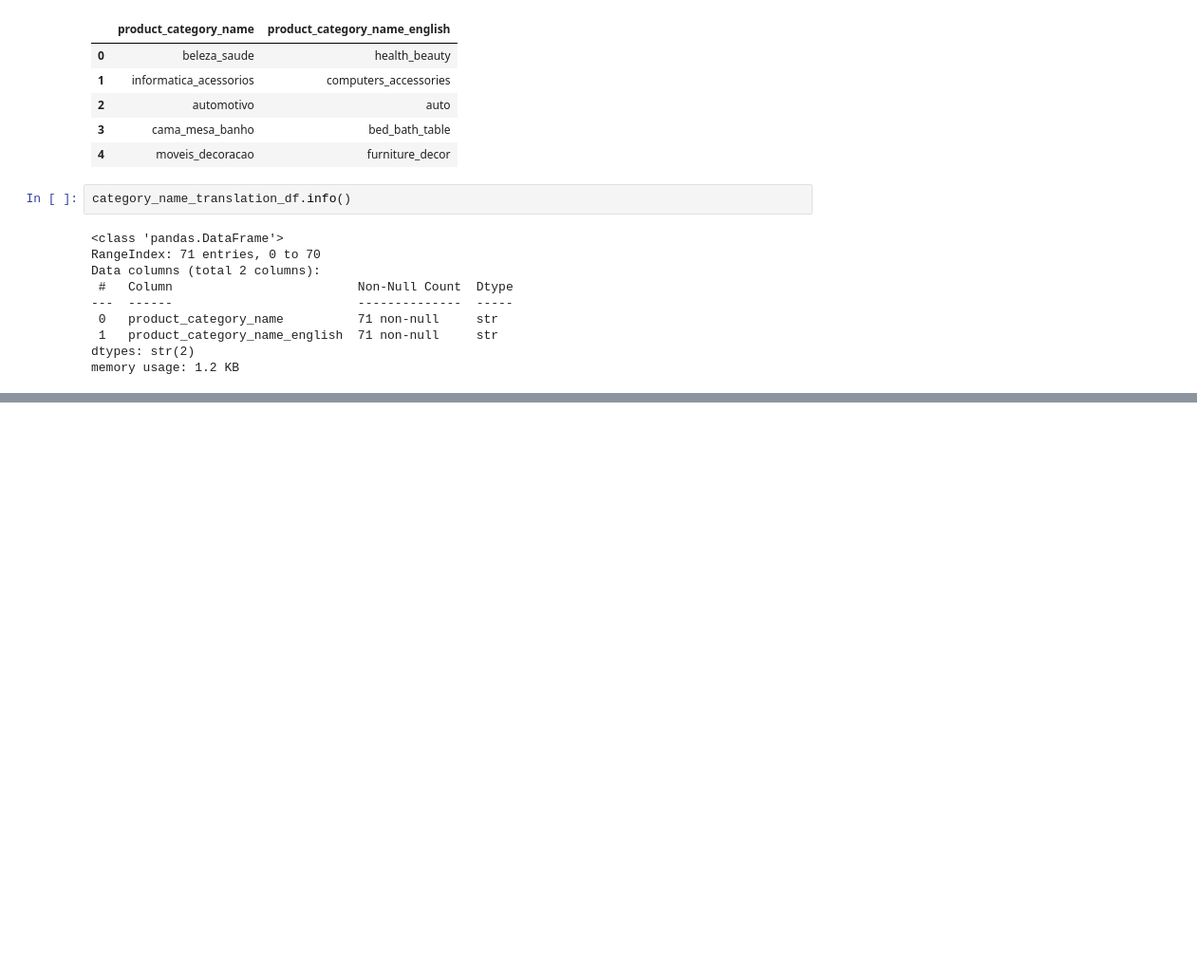
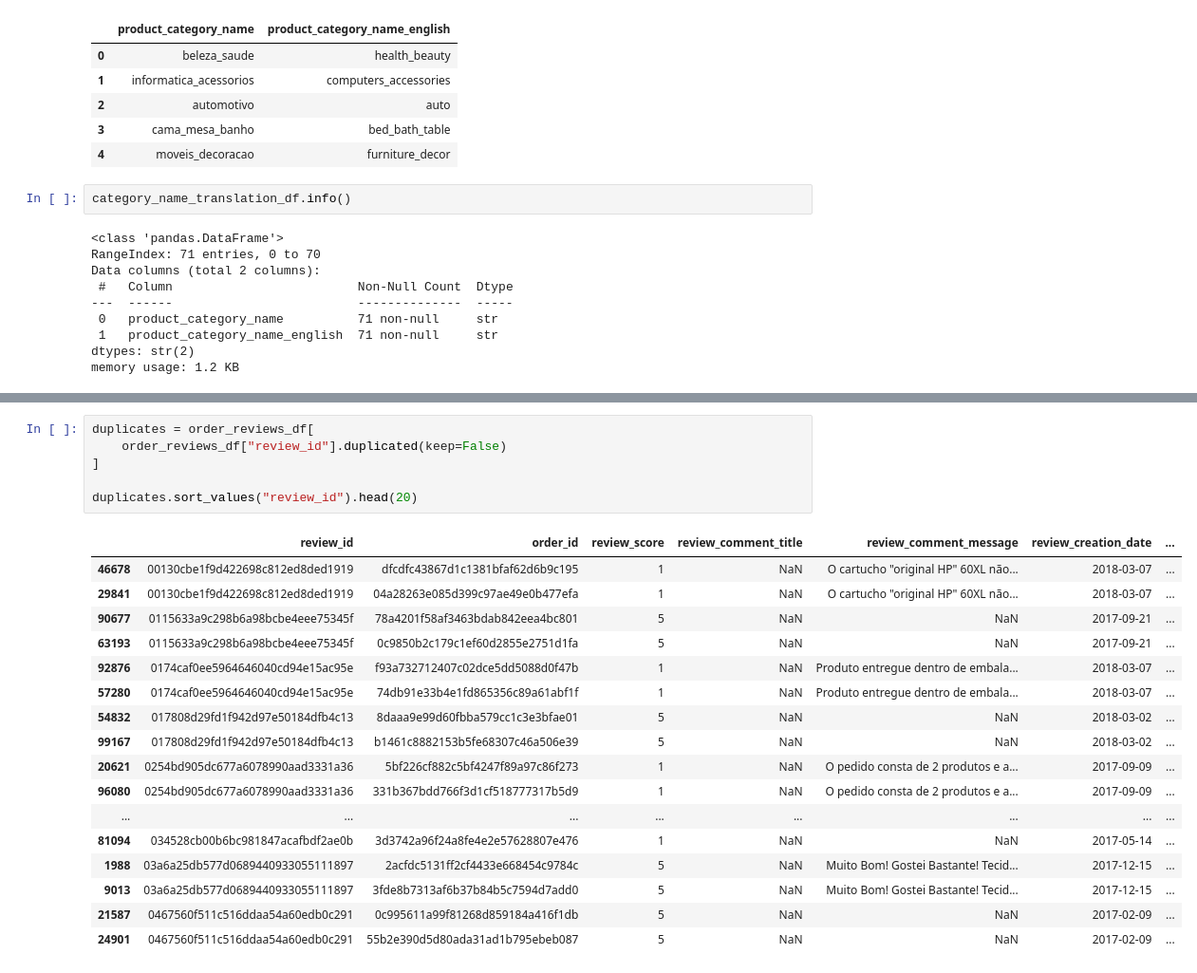
Before and after one commit to Armanix-01/Olist-Logistics-Intelligence, a Jupyter notebook: notebooks/feature_eng_and_EDA.ipynb, the cells around one changed output, grey strips where cells are left out. Shown at 95% size. Drawn from its saved outputs; the diff is of its cells as text; blank space fills up the shorter version.

```diff
--- a/notebooks/feature_eng_and_EDA.ipynb
+++ b/notebooks/feature_eng_and_EDA.ipynb
@@ -848,0 +887,24 @@ memory usage: 1.2 KB
+# %%
+duplicates = order_reviews_df[
+    order_reviews_df["review_id"].duplicated(keep=False)
+]
+
+duplicates.sort_values("review_id").head(20)
+# %% [output]
+|  | review_id | order_id | review_score | review_comment_title | review_comment_message | review_creation_date | ... |
+| 46678 | 00130cbe1f9d422698c812ed8ded1919 | dfcdfc43867d1c1381bfaf62d6b9c195 | 1 | NaN | O cartucho "original HP" 60XL não... | 2018-03-07 | ... |
+| 29841 | 00130cbe1f9d422698c812ed8ded1919 | 04a28263e085d399c97ae49e0b477efa | 1 | NaN | O cartucho "original HP" 60XL não... | 2018-03-07 | ... |
+| 90677 | 0115633a9c298b6a98bcbe4eee75345f | 78a4201f58af3463bdab842eea4bc801 | 5 | NaN | NaN | 2017-09-21 | ... |
+| 63193 | 0115633a9c298b6a98bcbe4eee75345f | 0c9850b2c179c1ef60d2855e2751d1fa | 5 | NaN | NaN | 2017-09-21 | ... |
+| 92876 | 0174caf0ee5964646040cd94e15ac95e | f93a732712407c02dce5dd5088d0f47b | 1 | NaN | Produto entregue dentro de embala... | 2018-03-07 | ... |
+| 57280 | 0174caf0ee5964646040cd94e15ac95e | 74db91e33b4e1fd865356c89a61abf1f | 1 | NaN | Produto entregue dentro de embala... | 2018-03-07 | ... |
+| 54832 | 017808d29fd1f942d97e50184dfb4c13 | 8daaa9e99d60fbba579cc1c3e3bfae01 | 5 | NaN | NaN | 2018-03-02 | ... |
+| 99167 | 017808d29fd1f942d97e50184dfb4c13 | b1461c8882153b5fe68307c46a506e39 | 5 | NaN | NaN | 2018-03-02 | ... |
+| 20621 | 0254bd905dc677a6078990aad3331a36 | 5bf226cf882c5bf4247f89a97c86f273 | 1 | NaN | O pedido consta de 2 produtos e a... | 2017-09-09 | ... |
+| 96080 | 0254bd905dc677a6078990aad3331a36 | 331b367bdd766f3d1cf518777317b5d9 | 1 | NaN | O pedido consta de 2 produtos e a... | 2017-09-09 | ... |
+| ... | ... | ... | ... | ... | ... | ... | ... |
+| 81094 | 034528cb00b6bc981847acafbdf2ae0b | 3d3742a96f24a8fe4e2e57628807e476 | 1 | NaN | NaN | 2017-05-14 | ... |
+| 1988 | 03a6a25db577d0689440933055111897 | 2acfdc5131ff2cf4433e668454c9784c | 5 | NaN | Muito Bom! Gostei Bastante! Tecid... | 2017-12-15 | ... |
+| 9013 | 03a6a25db577d0689440933055111897 | 3fde8b7313af6b37b84b5c7594d7add0 | 5 | NaN | Muito Bom! Gostei Bastante! Tecid... | 2017-12-15 | ... |
+| 21587 | 0467560f511c516ddaa54a60edb0c291 | 0c995611a99f81268d859184a416f1db | 5 | NaN | NaN | 2017-02-09 | ... |
+| 24901 | 0467560f511c516ddaa54a60edb0c291 | 55b2e390d5d80ada31ad1b795ebeb087 | 5 | NaN | NaN | 2017-02-09 | ... |
```
Also changed, not shown: parts of 7 cells of this notebook, 25 other files.
